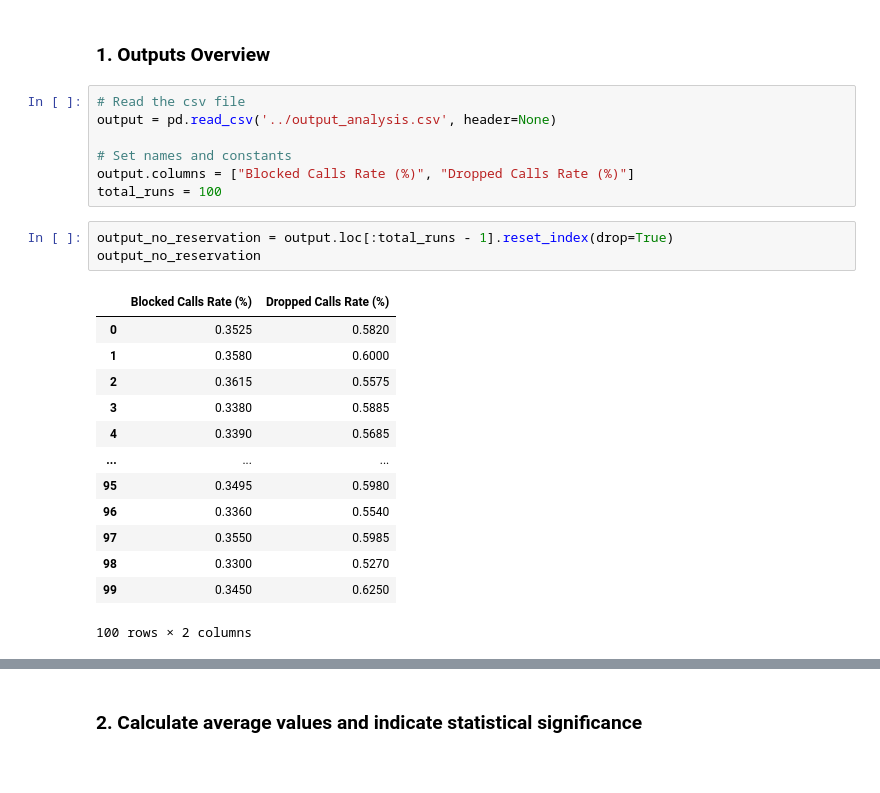
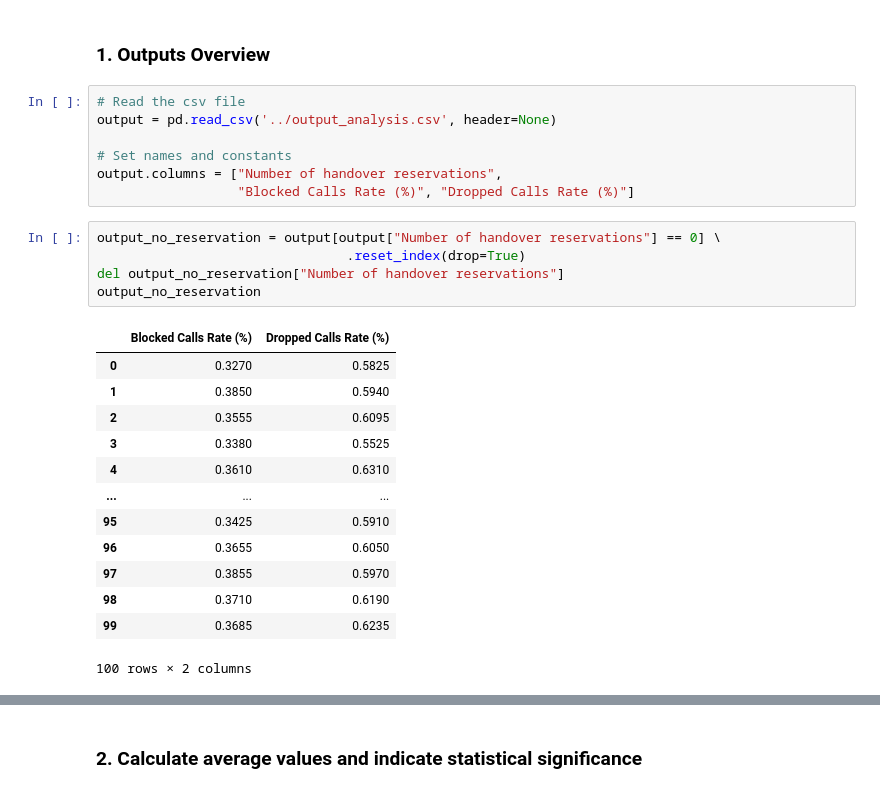
Before and after one commit to tkhang1999/CZ4015-Call-Me-Maybe, a Jupyter notebook: analysis/Output Analysis.ipynb, the cells around one changed output, grey strips where cells are left out. Cells and saved outputs as stored; diff of their text form.

```diff
--- a/analysis/Output Analysis.ipynb
+++ b/analysis/Output Analysis.ipynb
@@ -11,23 +11,25 @@ import math
 output = pd.read_csv('../output_analysis.csv', header=None)
 
 # Set names and constants
-output.columns = ["Blocked Calls Rate (%)", "Dropped Calls Rate (%)"]
-total_runs = 100
+output.columns = ["Number of handover reservations",
+                  "Blocked Calls Rate (%)", "Dropped Calls Rate (%)"]
-# %%
-output_no_reservation = output.loc[:total_runs - 1].reset_index(drop=True)
-output_no_reservation
-# %% [output]
-|  | Blocked Calls Rate (%) | Dropped Calls Rate (%) |
-| 0 | 0.3525 | 0.5820 |
-| 1 | 0.3580 | 0.6000 |
-| 2 | 0.3615 | 0.5575 |
-| 3 | 0.3380 | 0.5885 |
-| 4 | 0.3390 | 0.5685 |
-| ... | ... | ... |
-| 95 | 0.3495 | 0.5980 |
-| 96 | 0.3360 | 0.5540 |
-| 97 | 0.3550 | 0.5985 |
-| 98 | 0.3300 | 0.5270 |
-| 99 | 0.3450 | 0.6250 |
-100 rows × 2 columns
+# %%
+output_no_reservation = output[output["Number of handover reservations"] == 0] \
+                                .reset_index(drop=True)
+del output_no_reservation["Number of handover reservations"]
+output_no_reservation
+# %% [output]
+|  | Blocked Calls Rate (%) | Dropped Calls Rate (%) |
+| 0 | 0.3270 | 0.5825 |
+| 1 | 0.3850 | 0.5940 |
+| 2 | 0.3555 | 0.6095 |
+| 3 | 0.3380 | 0.5525 |
+| 4 | 0.3610 | 0.6310 |
+| ... | ... | ... |
+| 95 | 0.3425 | 0.5910 |
+| 96 | 0.3655 | 0.6050 |
+| 97 | 0.3855 | 0.5970 |
+| 98 | 0.3710 | 0.6190 |
+| 99 | 0.3685 | 0.6235 |
+100 rows × 2 columns
 # %%
```
Also changed, not shown: parts of 10 cells of this notebook, 2 other files.
